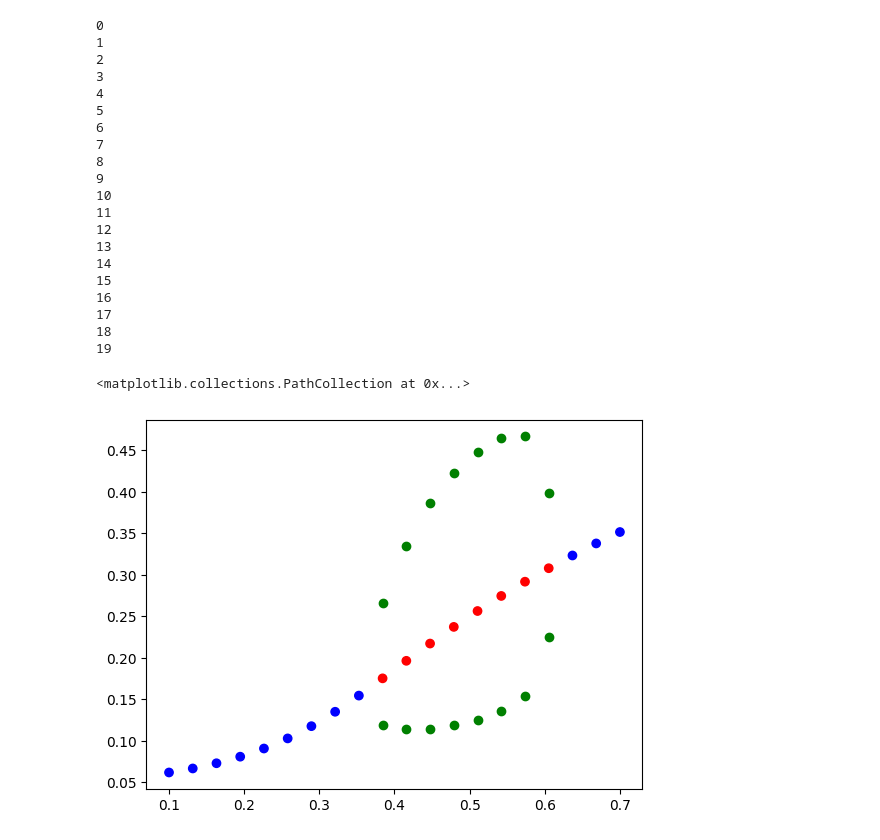
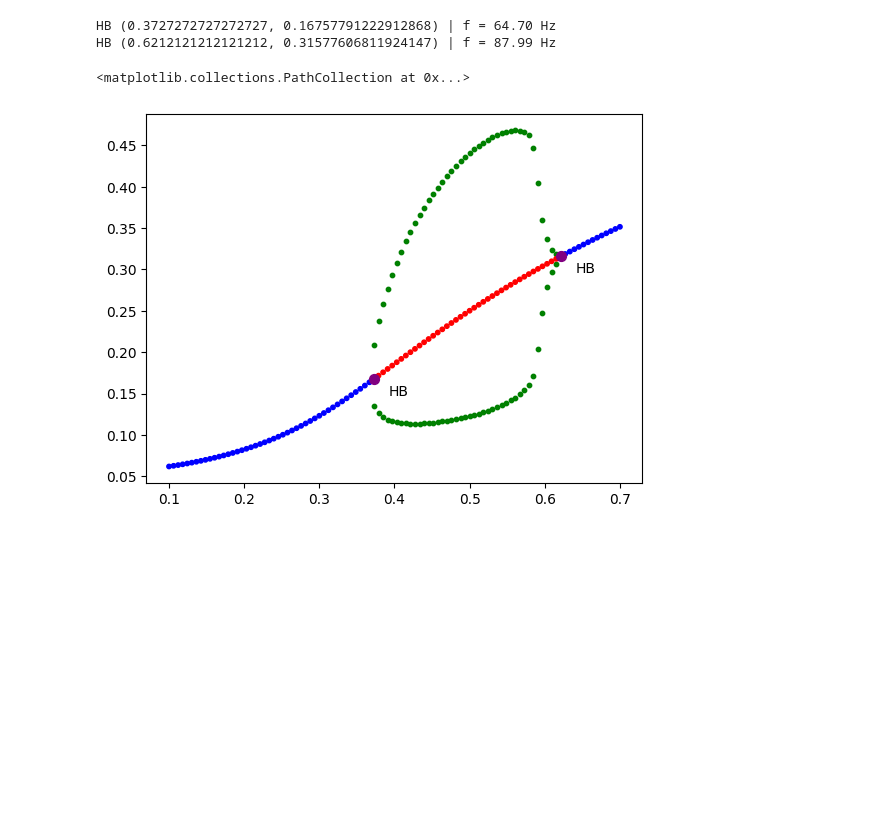
Before and after one commit to pupueys/MATH3888, a Jupyter notebook: project/Kevin_YoungKiezer/DeYoungKeizer.ipynb, the cells around one changed output. Cells and saved outputs as stored; diff of their text form; code cells hidden in the pictures; blank space fills up the shorter version.

Commit message:
Added Hopf points

```diff
--- a/project/Kevin_YoungKiezer/DeYoungKeizer.ipynb
+++ b/project/Kevin_YoungKiezer/DeYoungKeizer.ipynb
@@ -2,9 +2,6 @@
 import matplotlib.pyplot as plt
 from scipy.integrate import solve_ivp
 import numpy as np
-
-from Project.MATH3888.project.Kevin_YoungKiezer.FullSystemBifurcation import \
-    prev_real_parts
 
 c1 = 0.185
 c0 = 2
@@ -68,15 +65,15 @@ def deyoungkeizerode(t, x, P):
 
     return [dCdt(C, x110), dx000dt, dx001dt, dx010dt, dx011dt, dx100dt, dx101dt, dx110dt]
 
-P = 0.2
-t_span = [0, 200]
+P = 0.6
+t_span = [0, 500]
 y0 = [0.14, 1, 0, 0, 0, 0, 0, 0]
 sol = solve_ivp(deyoungkeizerode, t_span, y0, args=(P,), max_step=0.1, rtol=1e-6, atol=1e-8)
 plt.plot(sol.t, sol.y[0])
 # for i in range(8):
 #     plt.plot(sol.t, sol.y[i])
-plt.xlim(40, 140)
-plt.ylim(0, 0.6)
+# plt.xlim(40, 140)
+# plt.ylim(0, 0.6)
 plt.xlabel('Time (s)')
 plt.ylabel('[Ca2+]')
 # print(', '.join(list(map(str, sol.y[:, -1]))))
@@ -201,53 +121,44 @@ def jacobian(state, P):
 # %%
 import scipy.differentiate
 
 eps = 1e-10
-n_points = 20
+n_points = 100
 Ps = np.linspace(0.1, 0.7, n_points)
 stabilities = np.zeros_like(Ps)
 states = np.zeros((8, n_points))
+prev_eigvals = np.zeros(8)
+marker_size = 10
+
 for i, P in enumerate(Ps):
-    print(i)
+    # print(i)
     if i == 0:
         guess = [0.35153765614145677, 0.017867877002622323, 0.04345427064541731, 0.07628419849862714, 0.18552153610183472, 0.09621165265182983, 0.032242972065326996, 0.41076109991665005]
     else:
         guess = states[:, i - 1]
 
     new_state = find_steady_state(P, guess)
     eigvals = np.linalg.eigvals(scipy.differentiate.jacobian(lambda x: deyoungkeizerode(0, x, P), new_state).df)
     stable = max(eigvals) < eps
 
     if not stable:
         bounds = find_limit_cycle(P, guess)
-        plt.scatter(P, bounds[0], c='g')
-        plt.scatter(P, bounds[1], c='g')
+        plt.scatter(P, bounds[0], c='g', s=marker_size)
+        plt.scatter(P, bounds[1], c='g', s=marker_size)
+
+    if is_hopf(eigvals, prev_eigvals):
+        plt.scatter(P, new_state[0], c='purple', s=marker_size * 5, zorder=2)
+        plt.text(P + 0.02, new_state[0] - 0.02, 'HB')
+        print(f'HB ({P:.3f}, {new_state[0]:.3f}) | f = {frequency(eigvals):.2f} Hz')
 
     states[:, i] = new_state
     stabilities[i] = stable
+    prev_eigvals = eigvals
 
 colors = ['blue' if stable else 'red' for stable in stabilities]
-plt.scatter(Ps, states[0], c=colors)
+plt.scatter(Ps, states[0], c=colors, s=marker_size)
 # plt.legend()
 # %% [output]
-0
-1
-2
-3
-4
-5
-6
-7
-8
-9
-10
-11
-12
-13
-14
-15
-16
-17
-18
-19
+HB (0.3727272727272727, 0.16757791222912868) | f = 64.70 Hz
+HB (0.6212121212121212, 0.31577606811924147) | f = 87.99 Hz
 <matplotlib.collections.PathCollection at 0x...>
-[figure, old version]
+[figure, new version]
```
Also changed, not shown: parts of 3 cells of this notebook.
